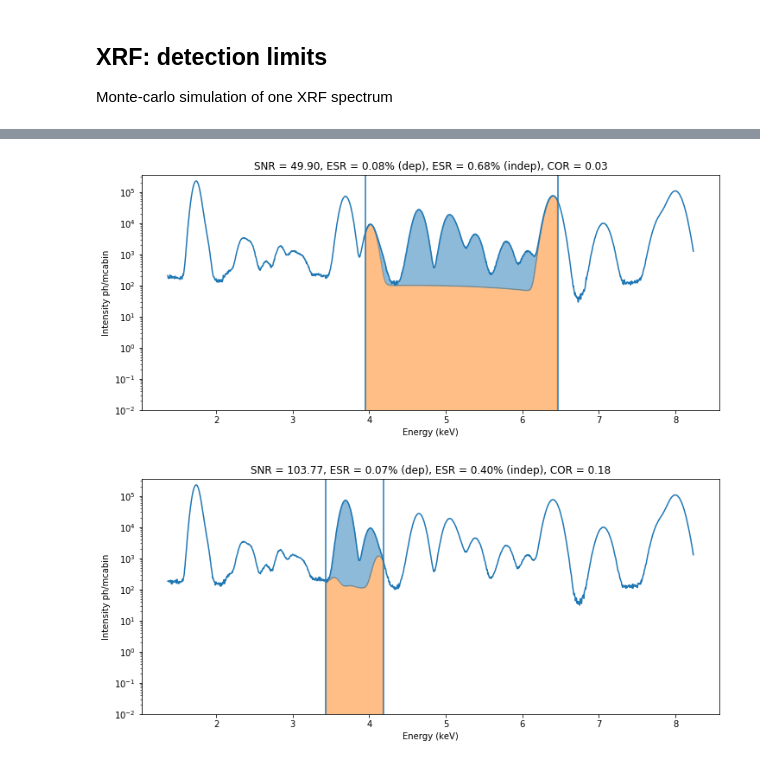
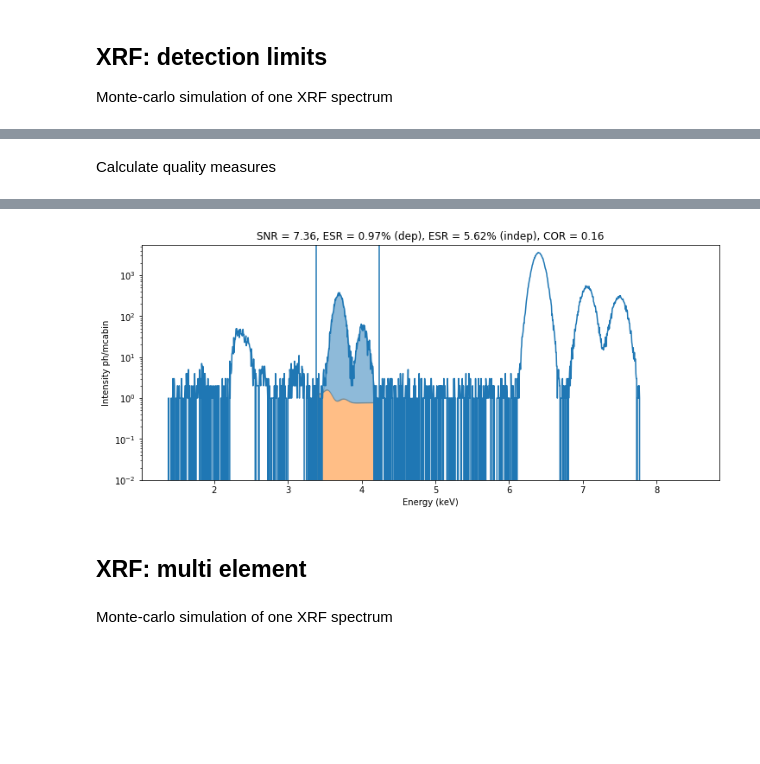
Before and after one commit to woutdenolf/spectrocrunch, a Jupyter notebook: doc/source/tutorials/montecarlo.ipynb, the cells around one changed output, grey strips where cells are left out. Drawn from its saved outputs; the diff is of its cells as text; code cells hidden in the pictures; blank space fills up the shorter version.

```diff
--- a/doc/source/tutorials/montecarlo.ipynb
+++ b/doc/source/tutorials/montecarlo.ipynb
@@ -416,10 +522,13 @@ if 'scattering' in experiments:
 
 Monte-carlo simulation of one XRF spectrum
 # %%
-if 'xrf' in experiments:
-    path = r'/data/id21/tmp/xrmctest/xrf'
+if 'xrfdl' in experiments:
+    # MODIFY:
+    samplename = 'simple'
+    elements = ['Ca']
+
+    path = os.path.join(root, 'xrfdl')
     world = XrmcWorldBuilder(path)
-    samplename = 'axo'
     measurement = load_xrf(name=samplename)
     pulseproctime = 0#load_pulseproctime()
     if measurement:
@@ -428,6 +537,7 @@ if 'xrf' in experiments:
     else:
         source, pymcahandle = define_source()
         geometry = define_xrfgeometry(source=source)
+    pymcahandle.emax = pymcahandle.energy+1
     pymcahandle.ninteractions = 1
     pymcahandle.sample = define_sample(geometry, name=samplename)
     world_addsource(world, pymcahandle)
@@ -441,6 +551,9 @@ if 'xrf' in experiments:
                      ylog=True, plot=True)
     #ax = plt.gca()
     #ax.set_ylim([0.1, data.max()*10])
-    mc_counts = data[:, 0, 0, 0, :].sum(axis=0)
-    mc_energy = info['xenergy']
+    spectra = {}
+    spectra['MC'] = {'mca': data[:, 0, 0, 0, :].sum(axis=0),
+                     'energy': info['xenergy']}
+    spectra['MCpoisson'] = {'mca': addnoise(spectra['MC']['mca']),
+                            'energy': info['xenergy']}
 # %% [output]
@@ -532,35 +699,29 @@ if 'xrf' in experiments:
+# %% [markdown]
+Calculate quality measures
 # %%
-from spectrocrunch.materials import xrayspectrum
-
-if 'xrf' in experiments:
+if 'xrfdl' in experiments:
     # Define by name:
     #lines = [["Ca-K"], ["La-L"]]
-
     # Or define by element and energy-range
     def getfluolines(ele, emin, emax):
         lines = xrayspectrum.FluoLine.factory(energybounds=(ele, emin, emax))
         return list([ele+'-'+str(line) for line in lines])
     emin,emax = pymcahandle.emin, pymcahandle.emax
-    lines = [getfluolines("La", emin, emax),
-             getfluolines("Ca", emin, emax)]
+    lines = [getfluolines(el, emin, emax) for el in elements]
 
-    def SNR(spectrum, backfunc, lines, plot=True, plotlines=False, ylog=True):
+    def SNR(spectrum, lines, plot=True, plotlines=False, ylog=True):
         def linevalid(ln):
             return any(ln.startswith(str(line)) for line in lines)
         ret = spectrum.snr(linevalid,
-                           fluxtime=pymcahandle.I0,
-                           histogram=True,
-                           backfunc=backfunc,
                            plot=plot,
-                           kstd=3)
+                           kstd=4,
+                           **spectrumkwargs)
         if plotlines and plot:
-            spectrum.plot(fluxtime=pymcahandle.I0,
-                          histogram=True,
-                          backfunc=backfunc,\
-                          forcelines=True,
+            spectrum.plot(forcelines=True,
                           title=None,
                           legend=False,
-                          ylog=True)
+                          ylog=True,
+                          **spectrumkwargs)
         elif ylog:
             plt.gca().set_yscale('log', basey=10)
         if ylog:
@@ -568,32 +729,35 @@ if 'xrf' in experiments:
         #plt.xlim((1,3))
         return ret
 
-    nfrac = pymcahandle.sample.mixlayers().elemental_molefractions()
-    wfrac = pymcahandle.sample.mixlayers().elemental_massfractions()
+    nfrac = pymcahandle.sample.elemental_molefractions()
+    wfrac = pymcahandle.sample.elemental_massfractions()
     wfit = fitresult['massfractions']
     for sublines in lines:
         plt.figure(figsize=(12,5))
         ele = element.Element(sublines[0].split('-')[0])
-        relerror = SNR(spectrum, backfunc, sublines)['ESR (independent)']
+        relerror = SNR(spectrum, sublines)['ESR (independent)']
         wfracele = wfrac[ele]
         wfitele = np.nan
         for k, v in wfit.items():
             if k.element == ele:
                 wfitele = v
-        wfiterr = (wfitele-wfracele)/wfracele
-        print('{}:\n FP stdev/signal = {:.02f}%\n nfrac = {} ppm\n wfrac = {} wppm\n wfit = {} wppm ({:.02f}%)'
+        wfiterr = wfitele/wfracele
+        print('{}:\n FP stdev/signal = {:.02f}%\n theory = {} ppm \n theory = {} wppm \n fit = {} wppm ({:.02f} x theory)'
               .format(ele, relerror*100, nfrac[ele]*1e6, wfracele*1e6, wfitele*1e6, wfiterr*100))
 
         sublines = [ele.fluolines(line.split('-')[1]) for line in sublines]
         i = np.argmax([spectrum[line] for line in sublines])
         maxline = sublines[i]
         energy = maxline.energy()
-        spectrumi = np.argmin(np.abs(spectrum_energy-energy))
-        mci = np.argmin(np.abs(mc_energy-energy))
-        matrixi = np.argmin(np.abs(matrix_energy-energy))
-        err = (spectrum_counts[spectrumi]-mc_counts[mci])/mc_counts[mci]
+        fpi = np.argmin(np.abs(spectra['FP']['energy']-energy))
+        mci = np.argmin(np.abs(spectra['MC']['energy']-energy))
+        matrixi = np.argmin(np.abs(spectra['matrix']['energy']-energy))
         print(' {}:'.format(maxline))
-        print('  FP error = {:.02f}%'.format(err*100))
-        err = (matrix_counts[matrixi]-mc_counts[mci])/mc_counts[mci]
-        print('  Matrix error = {:.02f}%'.format(err*100))
+        err = spectra['FP']['mca'][fpi]/spectra['MC']['mca'][mci]
+        print('  FP = {:.02f} x MC'.format(err*100))
+        err = spectra['FPfit']['mca'][fpi]/spectra['MC']['mca'][mci]
+        print('  FPfit = {:.02f} x MC'.format(err*100))
+        err = spectra['matrix']['mca'][matrixi]/spectra['MC']['mca'][mci]
+        print('  Matrix = {:.02f} x MC'.format(err*100))
+        plt.show()
 # %% [output]
@@ -616,2 +773,3 @@ Ca:
-[figure, old version]
+[figure, new version]
-[figure, removed]
+# %% [markdown]
+## XRF: multi element
@@ -617,0 +933,2 @@ Ca:
+# %% [markdown]
+Monte-carlo simulation of one XRF spectrum
```
Also changed, not shown: parts of 45 cells of this notebook, 20 other files.
